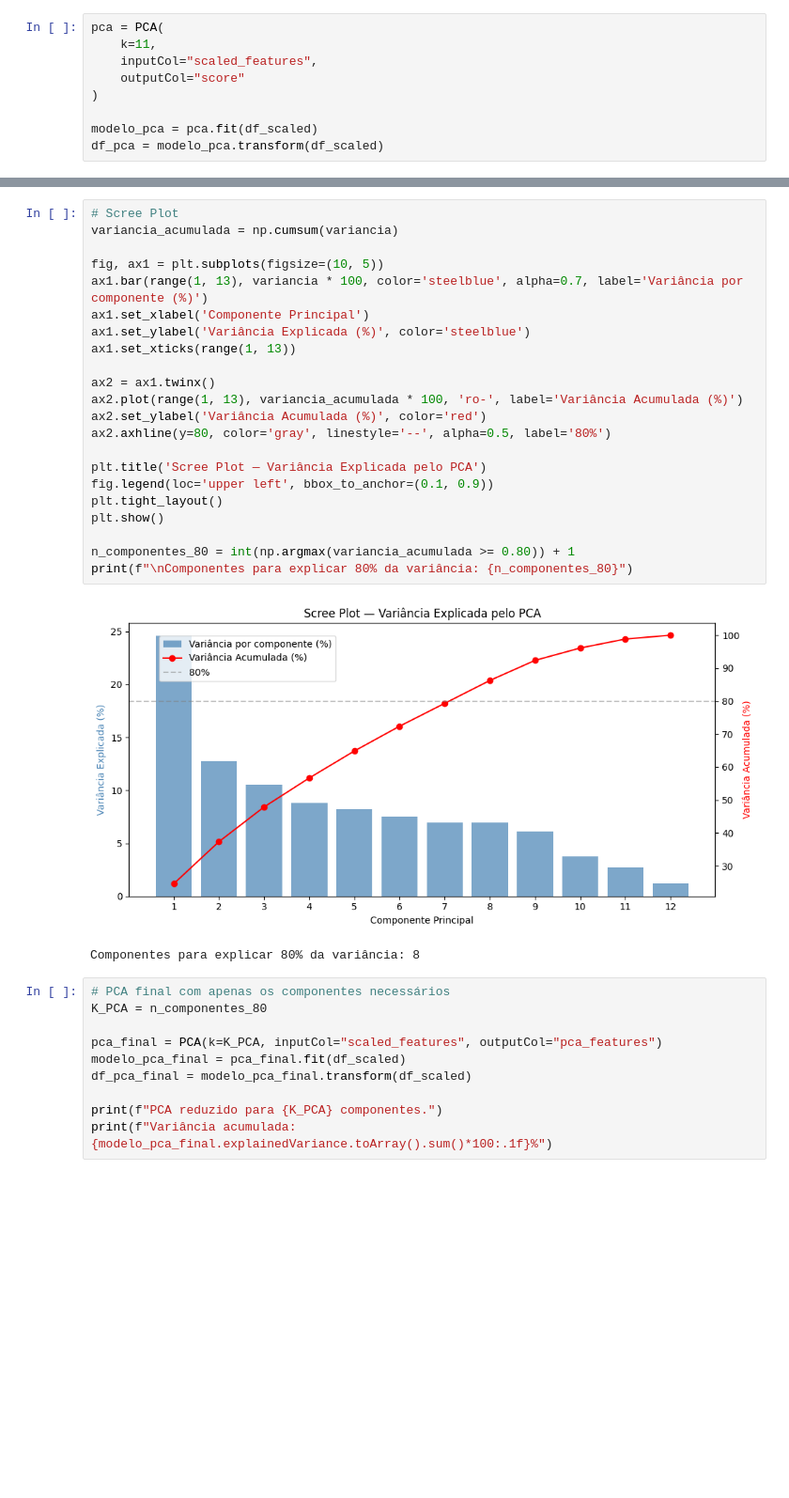
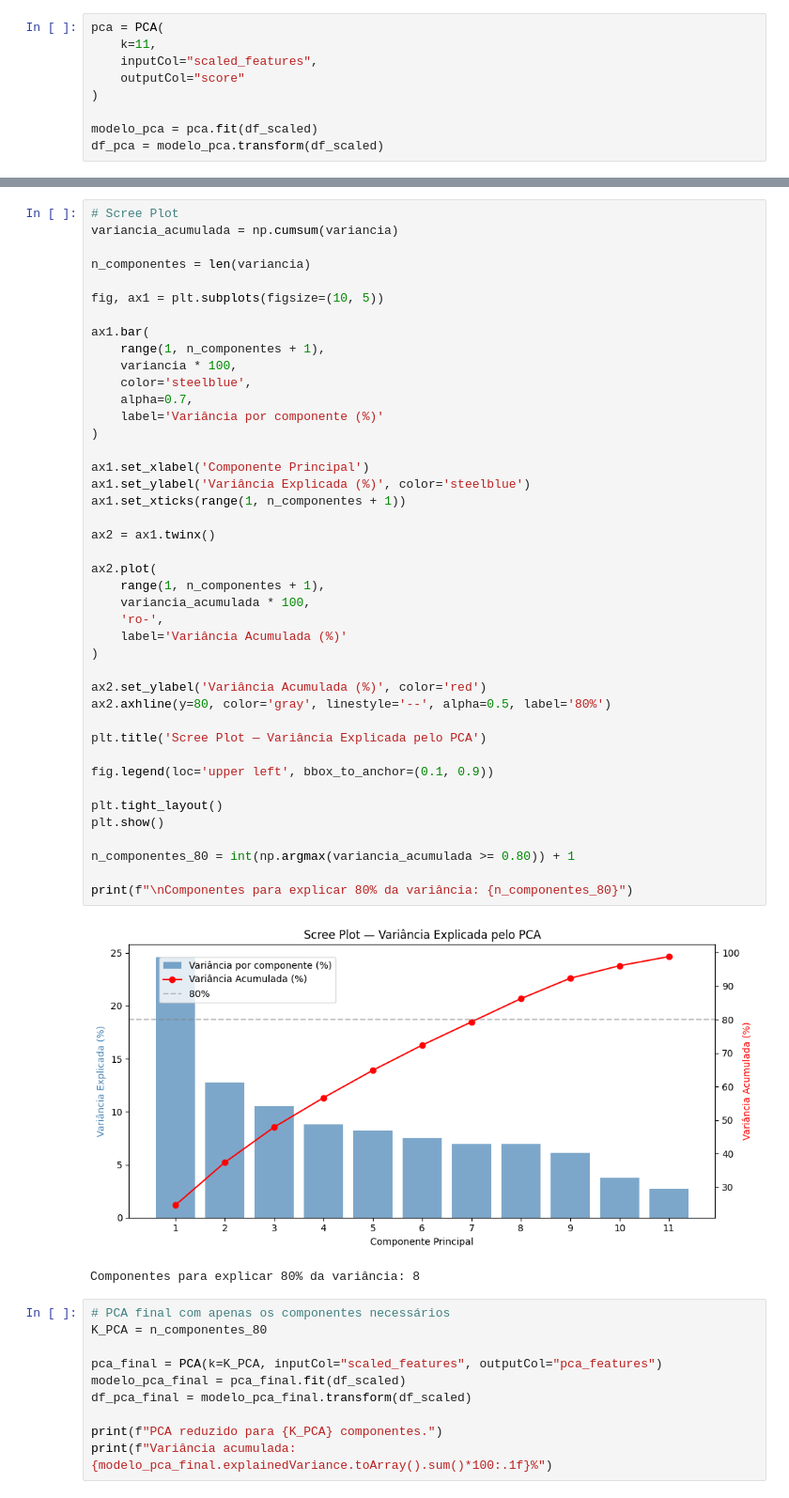
Before and after one commit to giu-garrido/projeto-integrador-5-semestre, a Jupyter notebook: analise_do_dataset.ipynb, the cells around one changed output, grey strips where cells are left out. Shown at 94% size. Saved outputs shown, nothing was run; the diff lists cells and outputs as text; blank space fills up the shorter version.

```diff
--- a/analise_do_dataset.ipynb
+++ b/analise_do_dataset.ipynb
@@ -358,27 +359,47 @@ Variância acumulada: [0.24596732 0.37355479 0.47894236 0.56675909 0.64875919 0.
 # %%
 # Scree Plot
 variancia_acumulada = np.cumsum(variancia)
 
+n_componentes = len(variancia)
+
 fig, ax1 = plt.subplots(figsize=(10, 5))
-ax1.bar(range(1, 13), variancia * 100, color='steelblue', alpha=0.7, label='Variância por componente (%)')
+
+ax1.bar(
+    range(1, n_componentes + 1),
+    variancia * 100,
+    color='steelblue',
+    alpha=0.7,
+    label='Variância por componente (%)'
+)
+
 ax1.set_xlabel('Componente Principal')
 ax1.set_ylabel('Variância Explicada (%)', color='steelblue')
-ax1.set_xticks(range(1, 13))
+ax1.set_xticks(range(1, n_componentes + 1))
 
 ax2 = ax1.twinx()
-ax2.plot(range(1, 13), variancia_acumulada * 100, 'ro-', label='Variância Acumulada (%)')
+
+ax2.plot(
+    range(1, n_componentes + 1),
+    variancia_acumulada * 100,
+    'ro-',
+    label='Variância Acumulada (%)'
+)
+
 ax2.set_ylabel('Variância Acumulada (%)', color='red')
 ax2.axhline(y=80, color='gray', linestyle='--', alpha=0.5, label='80%')
 
 plt.title('Scree Plot — Variância Explicada pelo PCA')
+
 fig.legend(loc='upper left', bbox_to_anchor=(0.1, 0.9))
+
 plt.tight_layout()
 plt.show()
 
 n_componentes_80 = int(np.argmax(variancia_acumulada >= 0.80)) + 1
+
 print(f"\nComponentes para explicar 80% da variância: {n_componentes_80}")
 # %% [output]
-[figure, old version]
+[figure, new version]
 Componentes para explicar 80% da variância: 8
 # %%
 # PCA final com apenas os componentes necessários
```
Also changed, not shown: parts of 13 cells of this notebook.
